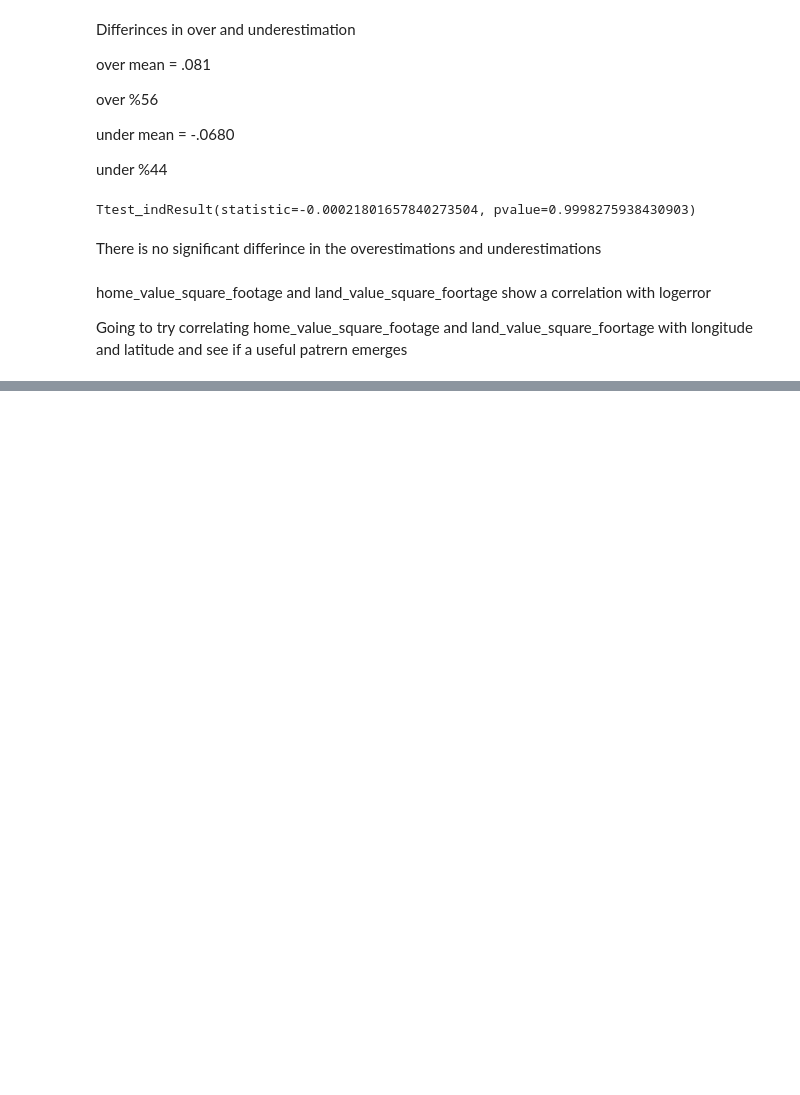
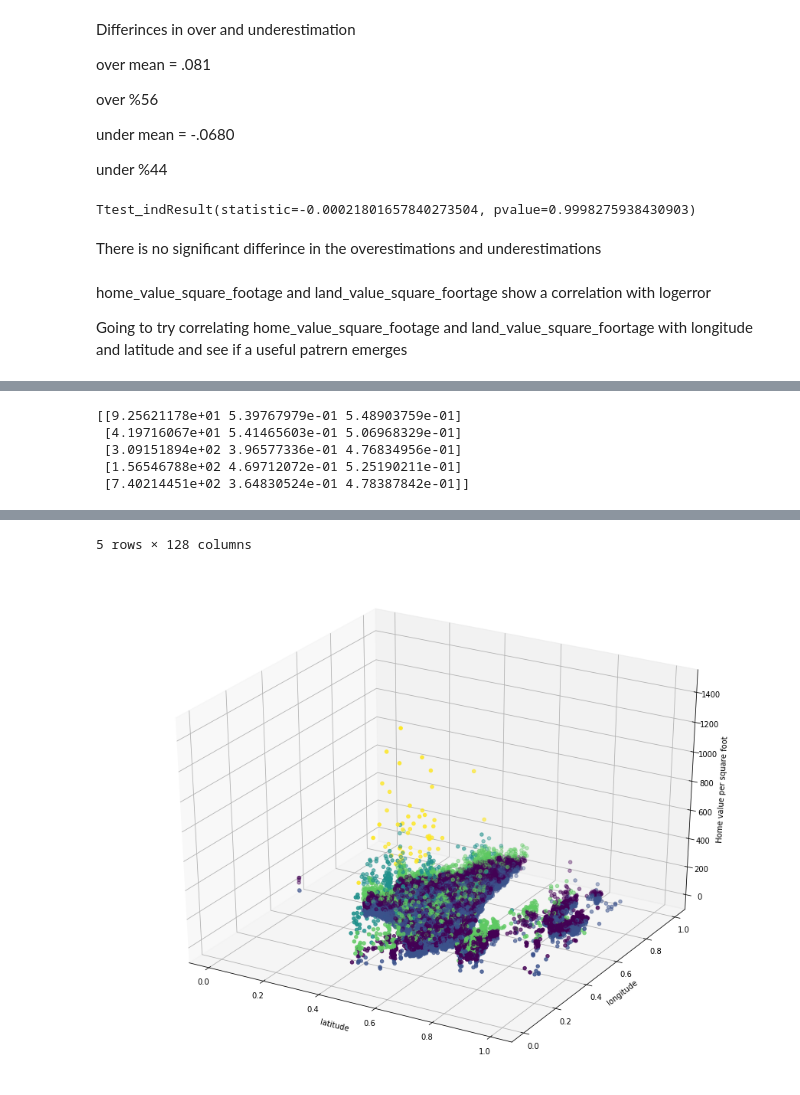
Before and after one commit to P-F-M/logerror_zillow, a Jupyter notebook: zillow_strikes_back.ipynb, the cells around one changed output, grey strips where cells are left out. Saved outputs shown, nothing was run; the diff lists cells and outputs as text; code cells hidden in the pictures; blank space fills up the shorter version.

```diff
--- a/zillow_strikes_back.ipynb
+++ b/zillow_strikes_back.ipynb
@@ -402,0 +485,26 @@ Going to try correlating home_value_square_footage and land_value_square_foortag
+# %%
+X = train[['home_value_square_footage', 'longitude', 'latitude']]
+
+kmeans = KMeans(n_clusters=5)
+kmeans.fit(X)
+
+centers = pd.DataFrame(kmeans.cluster_centers_, columns=X.columns)
+print(kmeans.cluster_centers_)
+
+%matplotlib inline
+
+fig = plt.figure(figsize=(12, 9))
+ax = Axes3D(fig)
+
+ax.scatter(X.latitude,X.longitude,X.home_value_square_footage, c=kmeans.labels_)
+ax.set(xlabel='latitude', ylabel='longitude', zlabel='Home value per square foot')
+
+train['cluster'] = kmeans.labels_
+
+train.groupby('cluster').describe()
+# %% [output]
+[[9.25621178e+01 5.39767979e-01 5.48903759e-01]
+ [4.19716067e+01 5.41465603e-01 5.06968329e-01]
+ [3.09151894e+02 3.96577336e-01 4.76834956e-01]
+ [1.56546788e+02 4.69712072e-01 5.25190211e-01]
+ [7.40214451e+02 3.64830524e-01 4.78387842e-01]]
@@ -402,0 +519,2 @@ Going to try correlating home_value_square_footage and land_value_square_foortag
+5 rows × 128 columns
+[figure, added]
```
Also changed, not shown: parts of 34 cells of this notebook, 4 other files.
